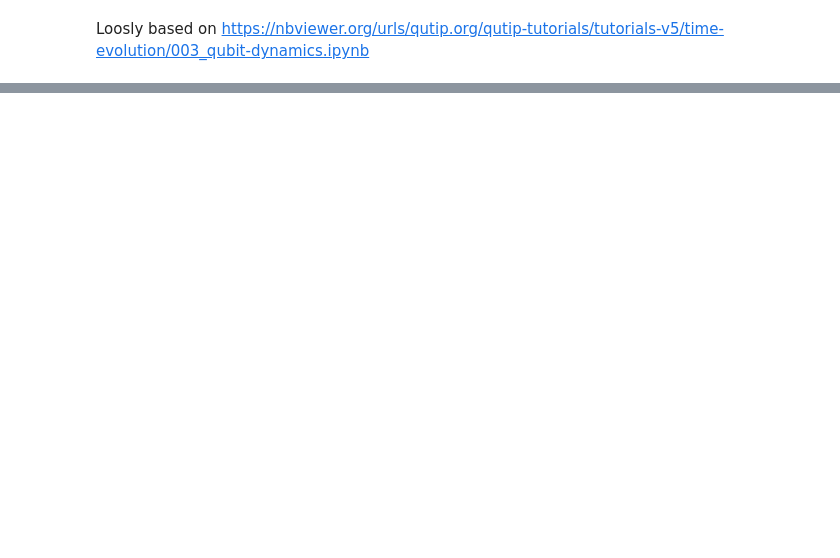
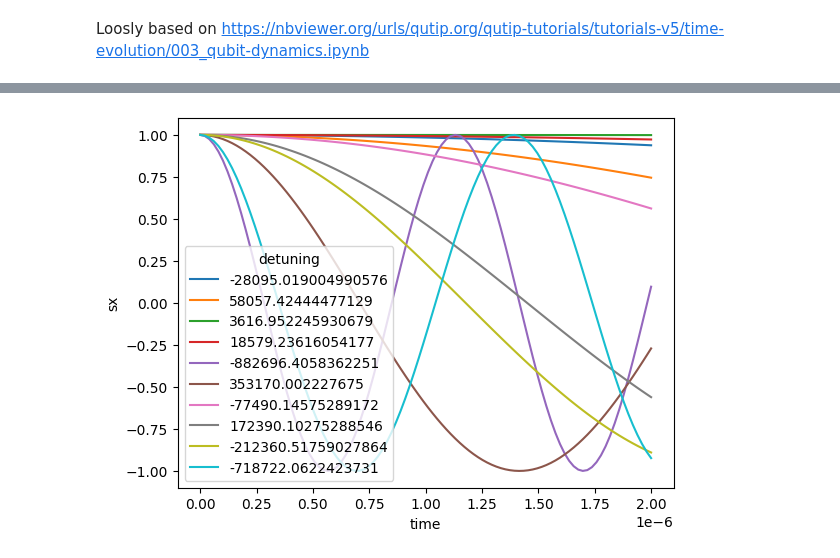
Before and after one commit to hbeukers/simulation-tutorial, a Jupyter notebook: notebooks/tutorial_2.ipynb, the cells around one changed output, grey strips where cells are left out. Drawn from its saved outputs; the diff is of its cells as text; code cells hidden in the pictures; blank space fills up the shorter version.

```diff
--- a/notebooks/tutorial_2.ipynb
+++ b/notebooks/tutorial_2.ipynb
@@ -34,0 +18,6 @@ NameError: name 'mesolve' is not defined
+# %%
+ds = xr.Dataset()
+ds['time'] = np.linspace(0, 2e-6, 100)
+ds['detuning'] = np.random.normal(0, .5e6, 1000)
+ds['res'], ds['sx'] = xr.apply_ufunc(ramsey, ds.time, ds.detuning, input_core_dims=[['time'], []], output_core_dims=[[], ['time']], vectorize=True)
+ds
@@ -34,0 +35,4 @@ NameError: name 'mesolve' is not defined
+# %%
+ds.isel(detuning=slice(0,10)).sx.plot(hue='detuning');
+# %% [output]
+[figure, added]
```
Also changed, not shown: parts of 8 cells of this notebook.
